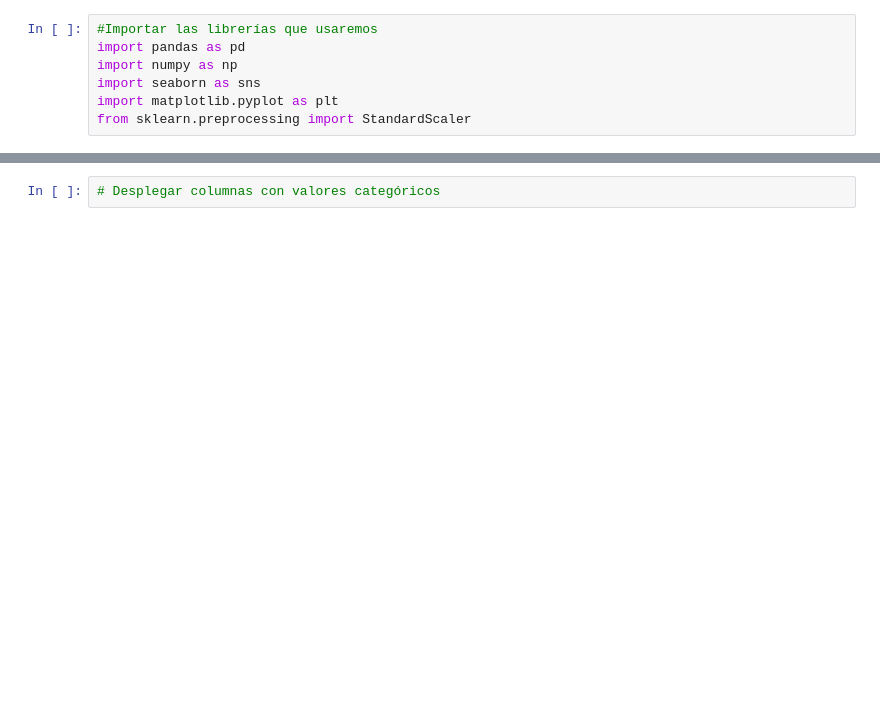
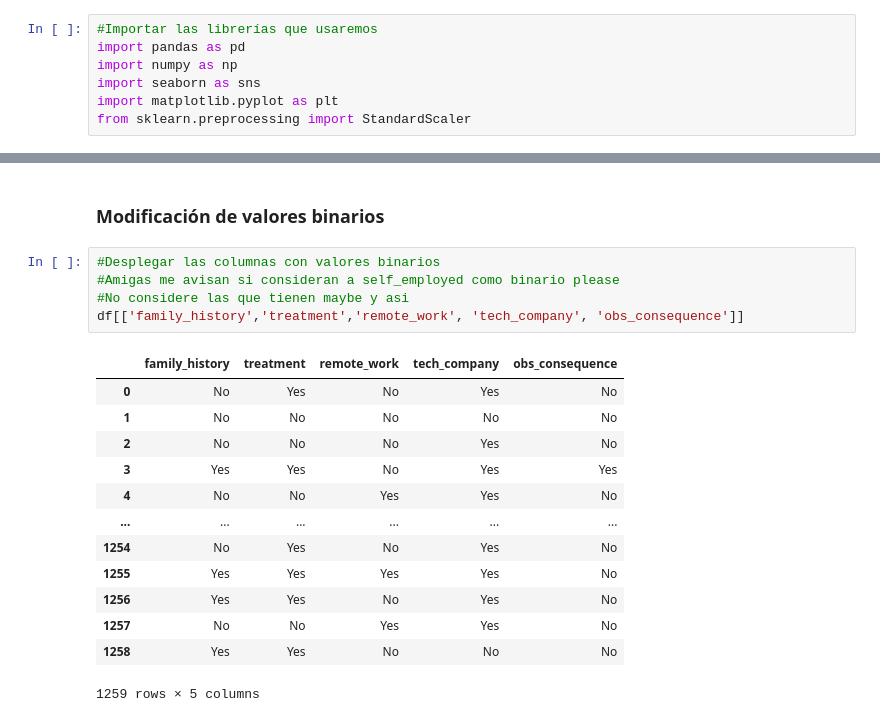
Before and after one commit to desparza13/MentalHealth_ML, a Jupyter notebook: Limpieza Dataset Mental Health - Equipo 2.ipynb, the cells around one changed output, grey strips where cells are left out. Drawn from its saved outputs; the diff is of its cells as text; blank space fills up the shorter version.

```diff
--- a/Limpieza Dataset Mental Health - Equipo 2.ipynb
+++ b/Limpieza Dataset Mental Health - Equipo 2.ipynb
@@ -47,2 +85,21 @@ df
+# %% [markdown]
+### Modificación de valores binarios
 # %%
-# Desplegar columnas con valores categóricos
+#Desplegar las columnas con valores binarios
+#Amigas me avisan si consideran a self_employed como binario please
+#No considere las que tienen maybe y asi
+df[['family_history','treatment','remote_work', 'tech_company', 'obs_consequence']]
+# %% [output]
+|  | family_history | treatment | remote_work | tech_company | obs_consequence |
+| 0 | No | Yes | No | Yes | No |
+| 1 | No | No | No | No | No |
+| 2 | No | No | No | Yes | No |
+| 3 | Yes | Yes | No | Yes | Yes |
+| 4 | No | No | Yes | Yes | No |
+| ... | ... | ... | ... | ... | ... |
+| 1254 | No | Yes | No | Yes | No |
+| 1255 | Yes | Yes | Yes | Yes | No |
+| 1256 | Yes | Yes | No | Yes | No |
+| 1257 | No | No | Yes | Yes | No |
+| 1258 | Yes | Yes | No | No | No |
+1259 rows × 5 columns
```
Also changed, not shown: parts of 14 cells of this notebook.
